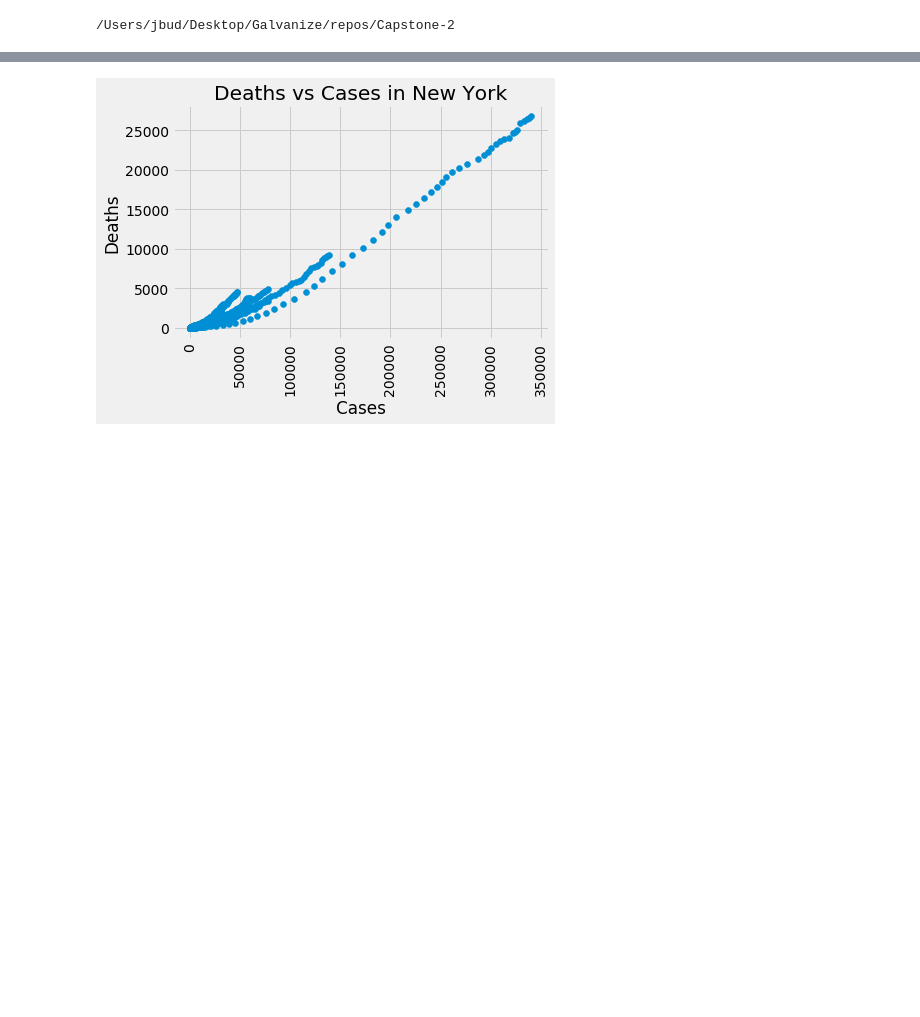
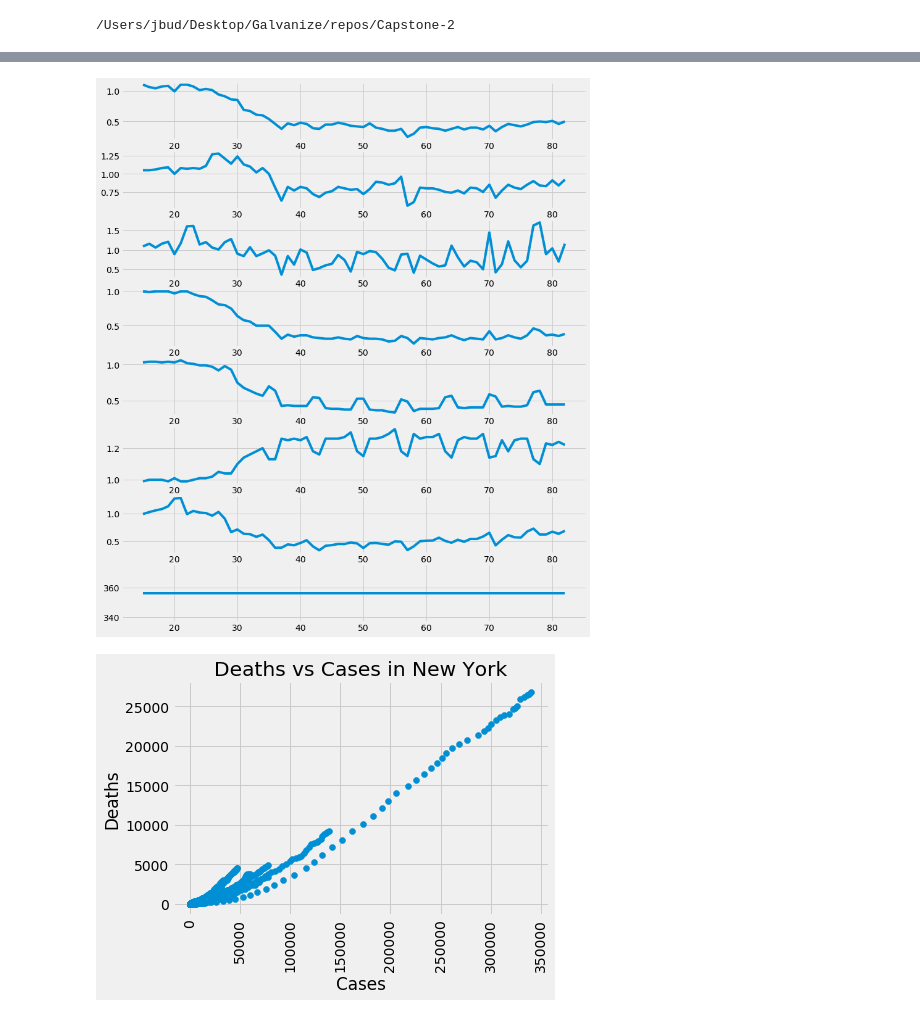
Before and after one commit to Jbudnick/Covid-19-Forecasting, a Jupyter notebook: notebooks/EDA.ipynb, the cells around one changed output, grey strips where cells are left out. Cells and saved outputs as stored; diff of their text form; code cells hidden in the pictures; blank space fills up the shorter version.

```diff
--- a/notebooks/EDA.ipynb
+++ b/notebooks/EDA.ipynb
@@ -385,3 +412,7 @@ if __name__ == '__main__':
+# %%
+state_plot('New York', covid_df)
+# %% [output]
+[figure, added]
 # %%
 covid_raw_df = pd.read_csv('data/covid-19-data/us-states.csv')
 covid_raw_df[covid_raw_df['state'] == 'New York']
```
Also changed, not shown: parts of 3 cells of this notebook, 1 other file.
